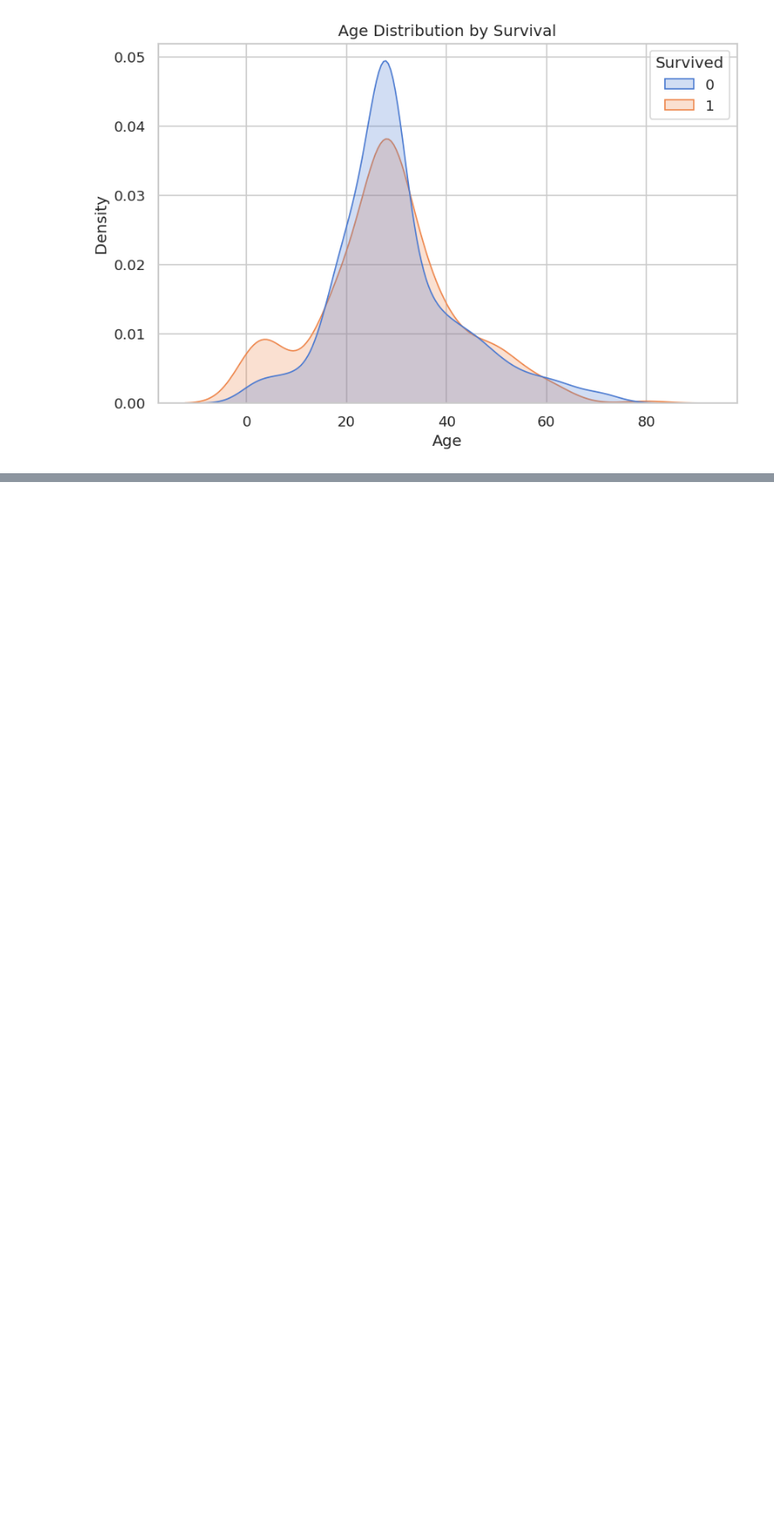
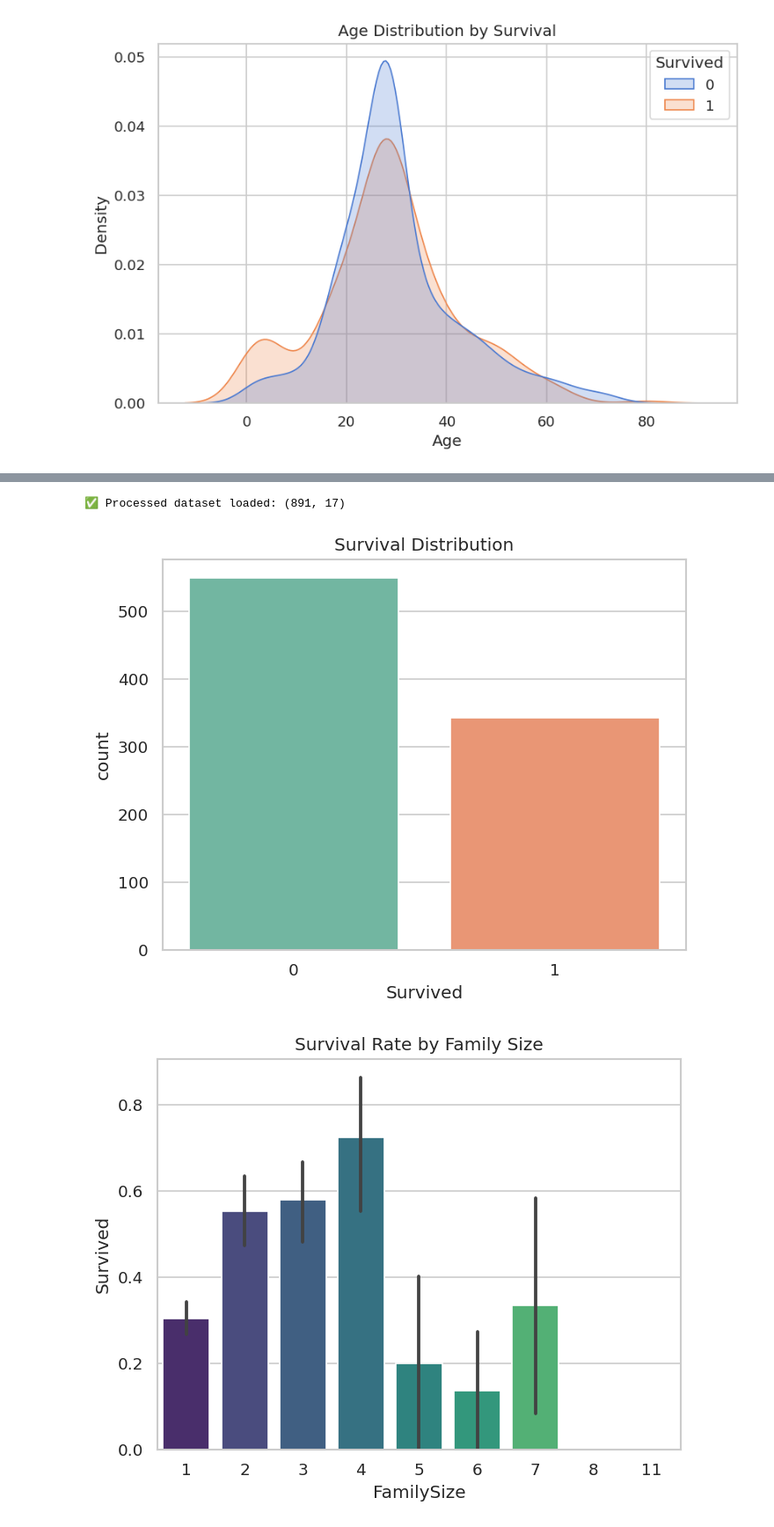
Before and after one commit to manahill-prac/ElevvoPathways_Titanic_EDA, a Jupyter notebook: notebooks/Titanic_EDA.ipynb, the cells around one changed output, grey strips where cells are left out. Shown at 88% size. Cells and saved outputs as stored; diff of their text form; code cells hidden in the pictures; blank space fills up the shorter version.

```diff
--- a/notebooks/Titanic_EDA.ipynb
+++ b/notebooks/Titanic_EDA.ipynb
@@ -761,0 +788,68 @@ plt.show()
+# %%
+# Step 08: Exploratory Data Analysis on Engineered Features
+import seaborn as sns
+import matplotlib.pyplot as plt
+
+# Load processed dataset (from GitHub raw link)
+url_processed = "https://raw.githubusercontent.com/manahill-prac/ElevvoPathways_Titanic_EDA/main/processed/titanic_processed.csv"
+df = pd.read_csv(url_processed)
+
+print("✅ Processed dataset loaded:", df.shape)
+
+# Quick check
+df.head()
+
+# -----------------------------
+# Survival distribution overall
+# -----------------------------
+sns.countplot(data=df, x="Survived", palette="Set2")
+plt.title("Survival Distribution")
+plt.show()
+
+# -----------------------------
+# Family Size vs Survival
+# -----------------------------
+sns.barplot(data=df, x="FamilySize", y="Survived", palette="viridis")
+plt.title("Survival Rate by Family Size")
+plt.show()
+
+# -----------------------------
+# Title vs Survival
+# -----------------------------
+sns.barplot(data=df, x="Title", y="Survived", palette="coolwarm")
+plt.title("Survival Rate by Passenger Title")
+plt.xticks(rotation=45)
+plt.show()
+
+# -----------------------------
+# Deck vs Survival
+# -----------------------------
+sns.barplot(data=df, x="Deck", y="Survived", palette="magma")
+plt.title("Survival Rate by Deck")
+plt.show()
+
+# -----------------------------
+# AgeGroup vs Survival
+# -----------------------------
+sns.barplot(data=df, x="AgeGroup", y="Survived", palette="Set1")
+plt.title("Survival Rate by Age Group")
+plt.show()
+
+# -----------------------------
+# FareBin vs Survival
+# -----------------------------
+sns.barplot(data=df, x="FareBin", y="Survived", palette="Set3")
+plt.title("Survival Rate by Fare Bin")
+plt.show()
+
+# -----------------------------
+# Correlation Heatmap
+# -----------------------------
+plt.figure(figsize=(10,6))
+sns.heatmap(df.corr(numeric_only=True), annot=True, cmap="Blues", fmt=".2f")
+plt.title("Correlation Matrix of Features")
+plt.show()
+# %% [output]
+✅ Processed dataset loaded: (891, 17)
+[figure, added]
+[figure, added]
```
Also changed, not shown: parts of 5 cells of this notebook.
